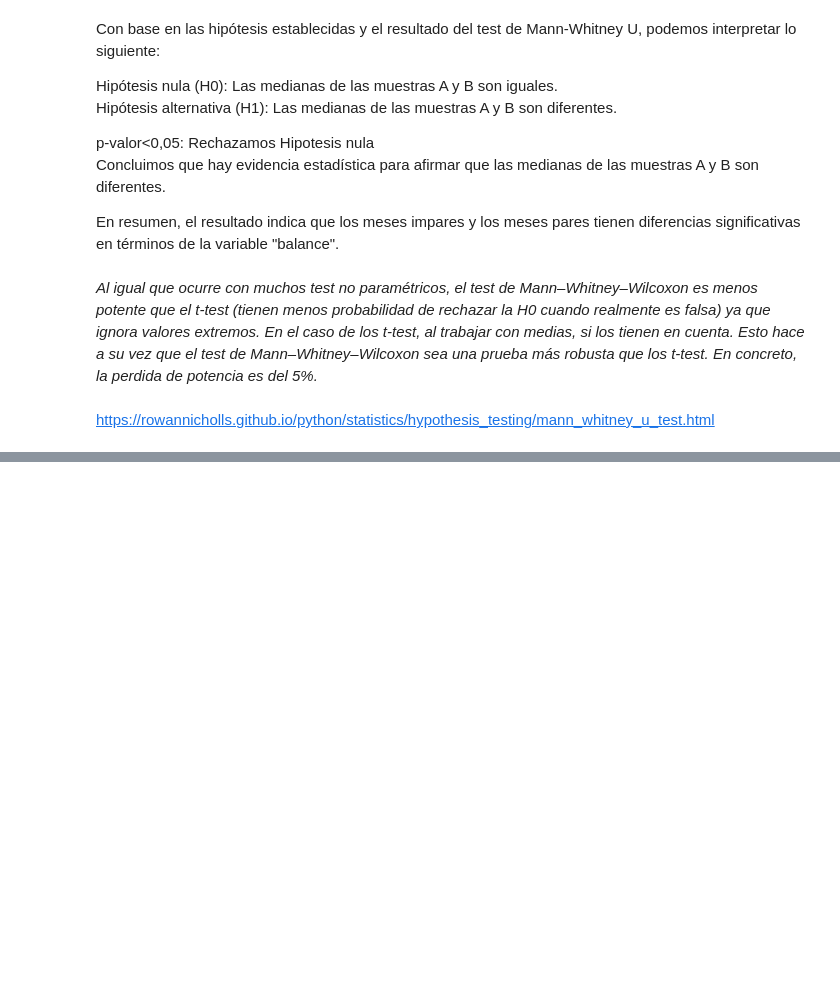
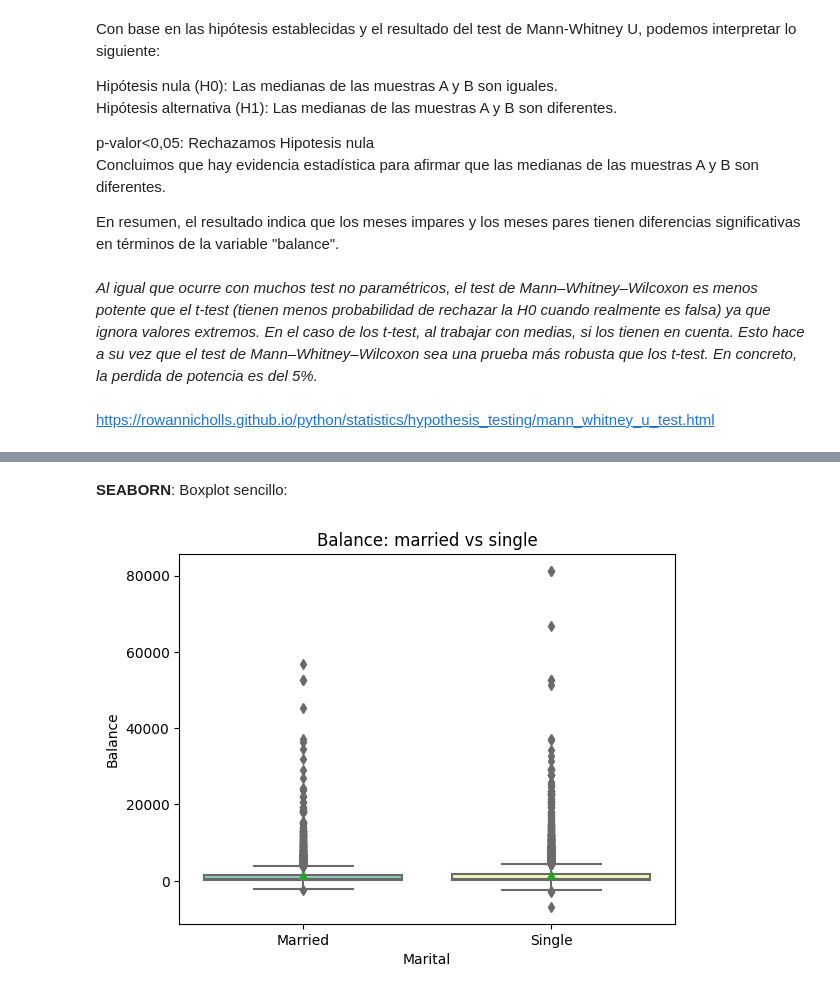
Before and after one commit to bravovielisa/Contraste_de_hipotesis, a Jupyter notebook: Contraste de hipótesis - AB testing (Ejercicios).ipynb, the cells around one changed output, grey strips where cells are left out. Drawn from its saved outputs; the diff is of its cells as text; code cells hidden in the pictures; blank space fills up the shorter version.

```diff
--- a/Contraste de hipótesis - AB testing (Ejercicios).ipynb
+++ b/Contraste de hipótesis - AB testing (Ejercicios).ipynb
@@ -219,0 +265,18 @@ plt.legend([bp['medians'][0], bp['means'][0]], ['Medians', 'Means'])
+# %% [markdown]
+**SEABORN**: Boxplot sencillo:
+# %%
+import seaborn as sns
+# Concatenar los datos en un DataFrame
+data = pd.concat([A.rename('Married'), B.rename('Single')], axis=1)
+
+# Graficar el boxplot y los puntos
+sns.boxplot(data=data, showmeans=True, palette = "Set3")
+# Configurar título y etiquetas de los ejes
+plt.title('Balance: married vs single')
+plt.xlabel('Marital')
+plt.ylabel('Balance')
+
+# Mostrar el gráfico
+plt.show()
+# %% [output]
+[figure, added]
```
Also changed, not shown: parts of 14 cells of this notebook.
